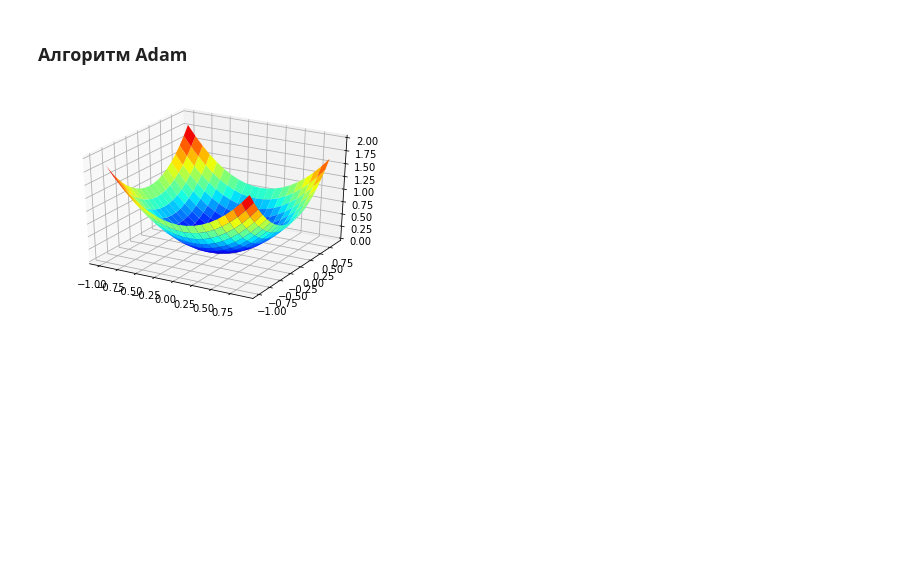
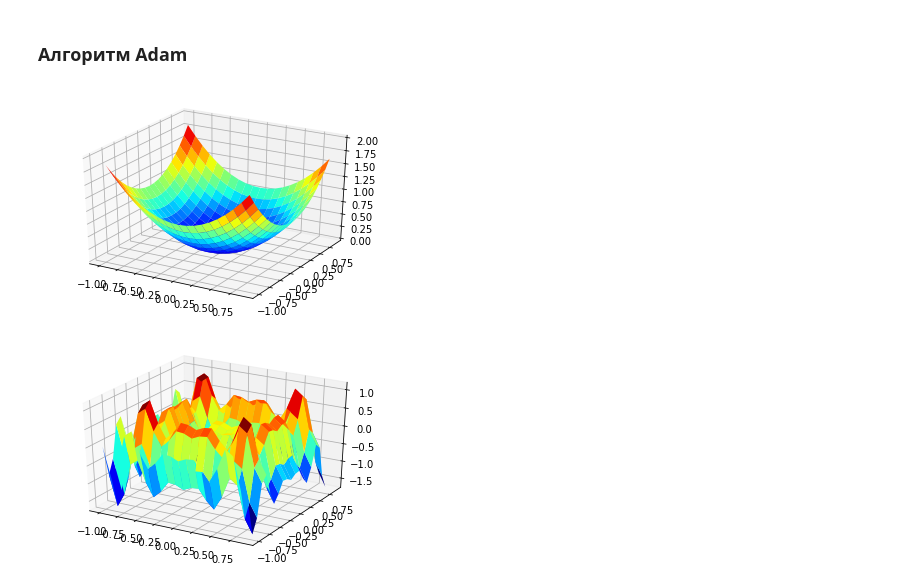
Before and after one commit to patison5/FAIntelligence, a Jupyter notebook: Градиентный_спуск_(классический_менающийся_learning_rate__Adam).ipynb, the cells around one changed output. Saved outputs shown, nothing was run; the diff lists cells and outputs as text; code cells hidden in the pictures; blank space fills up the shorter version.

```diff
--- a/Градиентный_спуск_(классический_менающийся_learning_rate__Adam).ipynb
+++ b/Градиентный_спуск_(классический_менающийся_learning_rate__Adam).ipynb
@@ -127,18 +139,24 @@ def df(x, y):
 # %%
 r_min, r_max = -1.0, 1.0
 
 xaxis = arange(r_min, r_max, 0.1)
 yaxis = arange(r_min, r_max, 0.1)
 
 x, y = meshgrid(xaxis, yaxis)
 
-results = f(x, y)
+results = pf(x, y)
 
 figure = plt.figure()
 axis = figure.gca(projection='3d')
 axis.plot_surface(x, y, results, cmap='jet')
 
+results = f(x, y)
+figure = plt.figure()
+axis = figure.gca(projection='3d')
+axis.plot_surface(x, y, results, cmap='jet')
+
 plt.show()
 # %% [output]
 [figure]
+[figure, added]
 # %%
```
Also changed, not shown: parts of 7 cells of this notebook.
